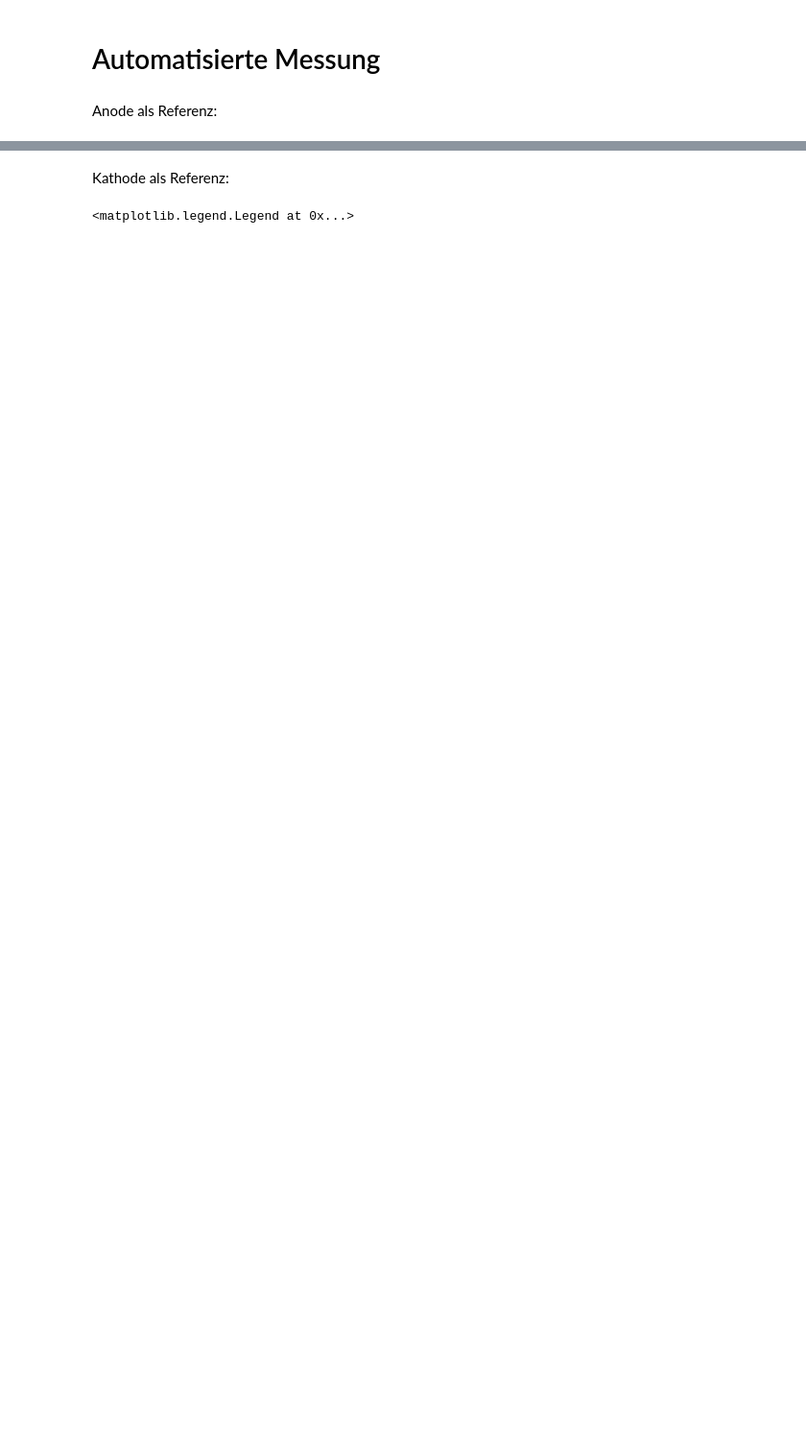
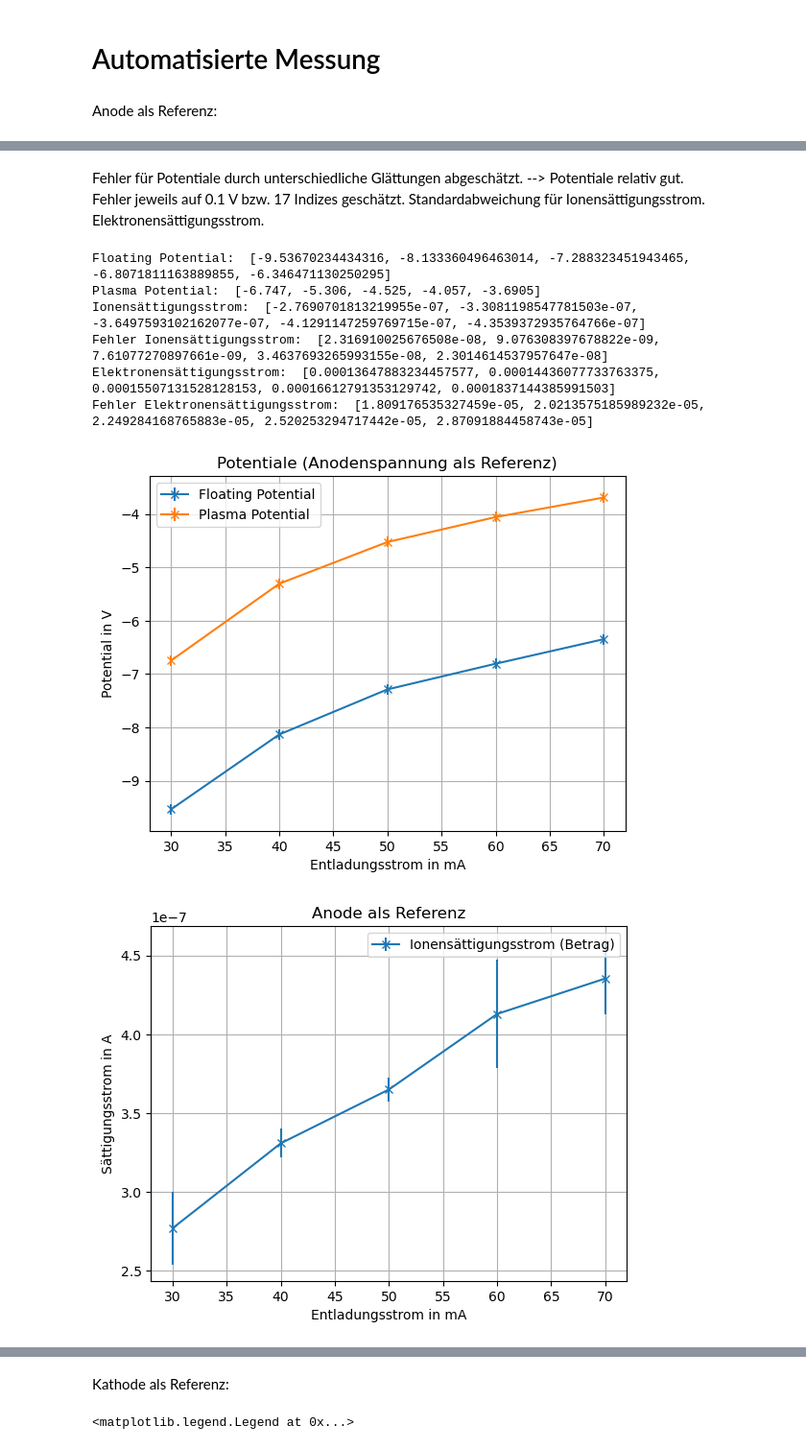
Before and after one commit to hannes-ebe/F-Prak, a Jupyter notebook: langmuir/Automatisierte_Messung.ipynb, the cells around one changed output, grey strips where cells are left out. Shown at 96% size. Saved outputs shown, nothing was run; the diff lists cells and outputs as text; code cells hidden in the pictures; blank space fills up the shorter version.

```diff
--- a/langmuir/Automatisierte_Messung.ipynb
+++ b/langmuir/Automatisierte_Messung.ipynb
@@ -70,0 +122,67 @@ plt.hlines(-14,U[u1],U[u2])
+# %% [markdown]
+Fehler für Potentiale durch unterschiedliche Glättungen abgeschätzt. --> Potentiale relativ gut.
+Fehler jeweils auf 0.1 V bzw. 17 Indizes geschätzt.
+Standardabweichung für Ionensättigungsstrom.
+Elektronensättigungsstrom.
+# %%
+currents = [I_30,I_40,I_50,I_60,I_70]
+labels = [30,40,50,60,70]
+float_pot = []
+plasma_pot = []
+float_pot_index = []
+plasma_pot_index = []
+i_satt = []
+i_satt_std = []
+e_satt = []
+e_satt_err = []
+for current in currents:
+    float_pot.append(floating_potential(current[0],current[1])[0])
+    plasma_pot.append(plasma_potential(current[4],current[3])[0])
+    float_pot_index.append(floating_potential(current[0],current[1])[1])
+    plasma_pot_index.append(plasma_potential(current[4],current[3])[1])
+    ayuda = satt(current[0],current[1],current[4],current[3])
+    i_satt.append(ayuda[0])
+    e_satt.append(ayuda[1])
+    i_satt_std.append(ayuda[2])
+    e_satt_err.append(ayuda[3])
+
+ax = plt.subplots()
+plt.errorbar(labels,float_pot,yerr=0.1,marker='x',label='Floating Potential')
+plt.errorbar(labels,plasma_pot,yerr=0.1,marker='x',label='Plasma Potential')
+plt.grid()
+plt.legend()
+plt.xlabel('Entladungsstrom in mA')
+plt.ylabel('Potential in V')
+plt.title('Potentiale (Anodenspannung als Referenz)')
+
+ax = plt.subplots()
+plt.errorbar(labels,-1.0*np.array(i_satt),yerr=i_satt_std,marker='x',label='Ionensättigungsstrom (Betrag)')
+plt.grid()
+plt.legend()
+plt.xlabel('Entladungsstrom in mA')
+plt.ylabel('Sättigungsstrom in A')
+plt.title('Anode als Referenz')
+
+ax = plt.subplots()
+plt.errorbar(labels,e_satt,yerr=e_satt_err,marker='x',label='Elektronensättigungsstrom')
+plt.grid()
+plt.legend()
+plt.xlabel('Entladungsstrom in mA')
+plt.ylabel('Sättigungsstrom in A')
+plt.title('Anode als Referenz')
+
+print('Floating Potential: ',float_pot)
+print('Plasma Potential: ',plasma_pot)
+print('Ionensättigungsstrom: ',i_satt)
+print('Fehler Ionensättigungsstrom: ',i_satt_std)
+print('Elektronensättigungsstrom: ',e_satt)
+print('Fehler Elektronensättigungsstrom: ',e_satt_err)
+# %% [output]
+Floating Potential:  [-9.53670234434316, -8.133360496463014, -7.288323451943465, -6.8071811163889855, -6.346471130250295]
+Plasma Potential:  [-6.747, -5.306, -4.525, -4.057, -3.6905]
+Ionensättigungsstrom:  [-2.7690701813219955e-07, -3.3081198547781503e-07, -3.6497593102162077e-07, -4.1291147259769715e-07, -4.3539372935764766e-07]
+Fehler Ionensättigungsstrom:  [2.316910025676508e-08, 9.076308397678822e-09, 7.61077270897661e-09, 3.4637693265993155e-08, 2.3014614537957647e-08]
+Elektronensättigungsstrom:  [0.00013647883234457577, 0.00014436077733763375, 0.00015507131528128153, 0.00016612791353129742, 0.0001837144385991503]
+Fehler Elektronensättigungsstrom:  [1.809176535327459e-05, 2.0213575185989232e-05, 2.249284168765883e-05, 2.520253294717442e-05, 2.87091884458743e-05]
+[figure, added]
+[figure, added]
```
Also changed, not shown: parts of 26 cells of this notebook.
